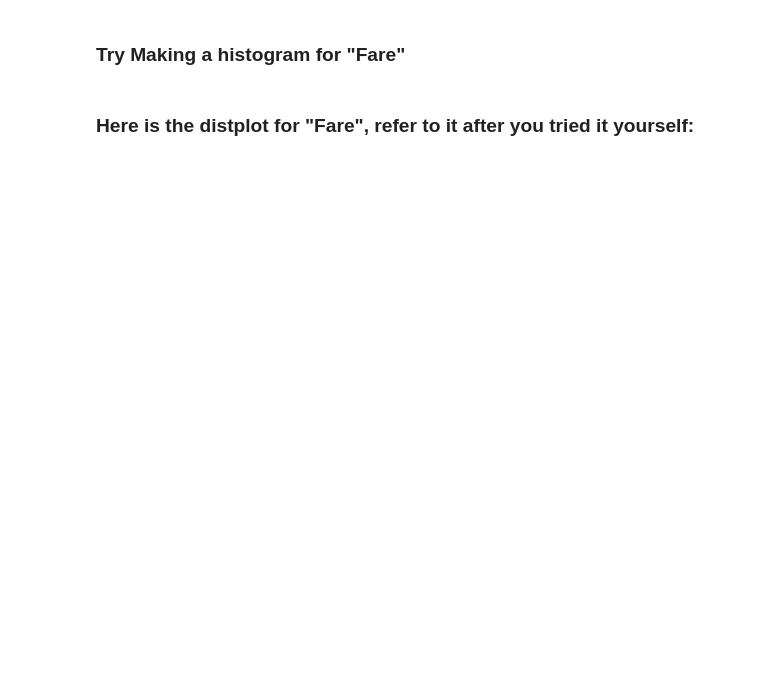
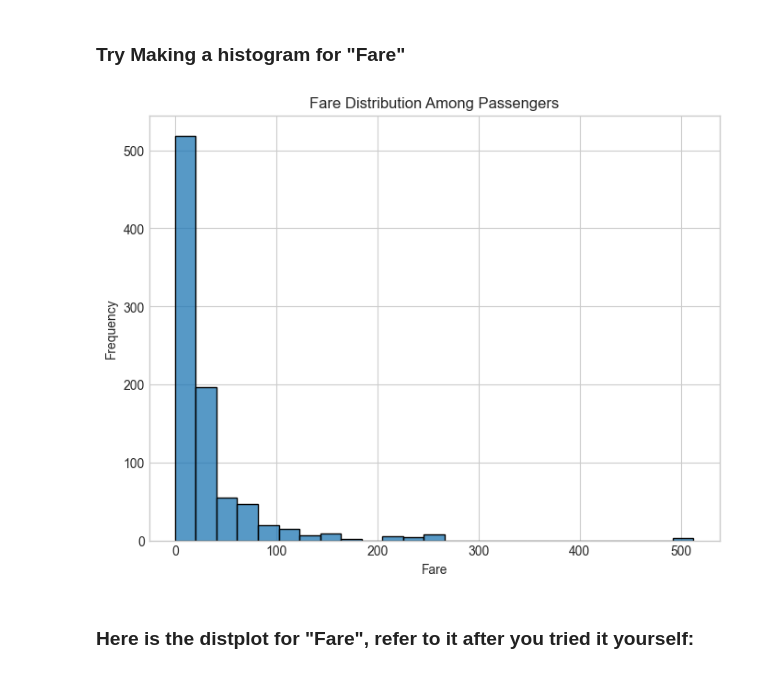
Before and after one commit to CodeX-SIT/intro-to-data-processing-yessir, a Jupyter notebook: titanic.ipynb, the cells around one changed output. Saved outputs shown, nothing was run; the diff lists cells and outputs as text; code cells hidden in the pictures; blank space fills up the shorter version.

```diff
--- a/titanic.ipynb
+++ b/titanic.ipynb
@@ -103,5 +239,17 @@ plt.show()
 # %% [markdown]
 ### Try Making a histogram for "Fare"
+# %%
+plt.figure(figsize=(8, 6))
+# Plot 4: Histogram Plot for Fare
+
+# Make the plot for Fare here:
+sns.histplot(train_df['Fare'], bins=25)
+plt.title("Fare Distribution Among Passengers")
+plt.xlabel("Fare")
+plt.ylabel("Frequency")
+plt.show()
+# %% [output]
+[figure, added]
 # %% [markdown]
 ### Here is the distplot for "Fare", refer to it after you tried it yourself:
 # %%
```
Also changed, not shown: parts of 46 cells of this notebook, 1 other file.
